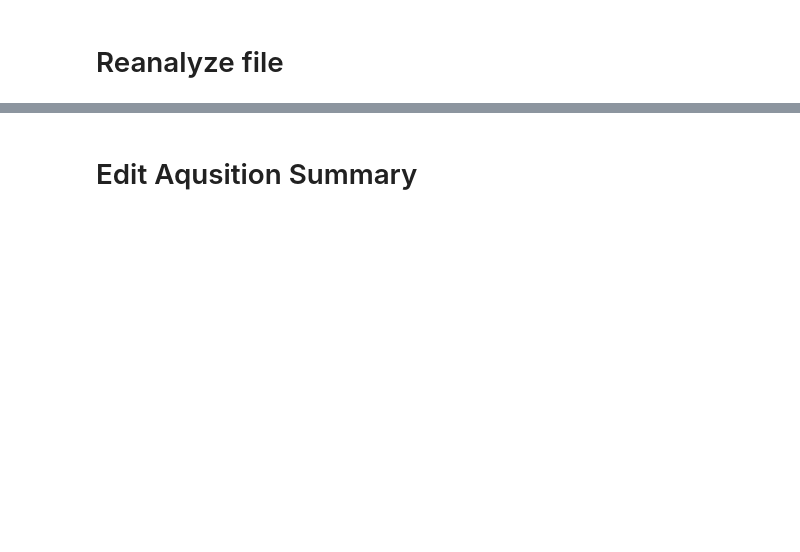
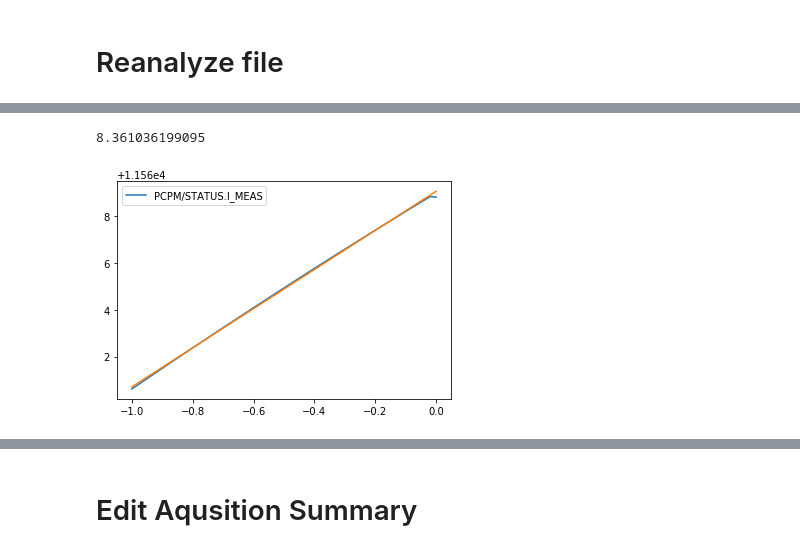
Before and after one commit to cobermai/lhc_anomaly_detection, a Jupyter notebook: notebooks/RB_FPA_mp3_excel_processing.ipynb, the cells around one changed output, grey strips where cells are left out. Drawn from its saved outputs; the diff is of its cells as text; code cells hidden in the pictures; blank space fills up the shorter version.

Commit message:
Updated RB_TC_extract_2022_07_07_processed_filled.csv with di/dt

```diff
--- a/notebooks/RB_FPA_mp3_excel_processing.ipynb
+++ b/notebooks/RB_FPA_mp3_excel_processing.ipynb
@@ -82,11 +82,15 @@ mp3_fpa_df.to_csv(f"../data/RB_TC_extract_{date_suffix}_processed.csv")
 # %% [markdown]
 # Select events to add features
 # %%
-mp3_fpa_df = pd.read_csv("../data/RB_TC_extract_2021_11_22_processed.csv")
+mp3_fpa_df = pd.read_csv(f"../data/RB_TC_extract_{date_suffix}_processed.csv")
 mp3_fpa_df_unique = mp3_fpa_df.drop_duplicates(subset=['timestamp_fgc', 'Circuit Name'])
 
 # Time.to_string(1514761200000000000), Time.to_unix_timestamp('2018-01-01 00:00:00+01:00')
 lower_limit = Time.to_unix_timestamp('2014-01-01 00:00:00+01:00')
 mp3_fpa_df_period = mp3_fpa_df_unique[mp3_fpa_df_unique['timestamp_fgc'] >= lower_limit].reset_index(drop=True)
+mp3_fpa_df_period_all = mp3_fpa_df[mp3_fpa_df['timestamp_fgc'] >= lower_limit].reset_index(drop=True)
 
-mp3_fpa_df_to_download = mp3_fpa_df_period[mp3_fpa_df_period['Delta_t(iQPS-PIC)'].isna()]
+download_mask = pd.to_numeric(mp3_fpa_df_period_all['Delta_t(EE_odd-PIC)'], errors='coerce').isnull() | \
+                pd.to_numeric(mp3_fpa_df_period_all['Delta_t(EE_even-PIC)'], errors='coerce').isnull()
+mp3_fpa_df_to_download = mp3_fpa_df_period_all[download_mask]
+print(len(mp3_fpa_df_to_download))
@@ -162,0 +176,11 @@ mp3_fpa_df.to_csv(f"../data/RB_TC_extract_{date_suffix}_processed_filled.csv")
+# %%
+# add features for simulation
+mp3_fpa_df_new = mp3_fpa_df_period_all.copy()
+for i, row in mp3_fpa_df_to_analyze.iterrows():
+    mask = mp3_fpa_df_new.fpa_identifier == row["fpa_identifier"]
+    mp3_fpa_df_subset = mp3_fpa_df_period_all[mask]
+    mp3_fpa_df_new.loc[mask, "R_EE_odd"] = float(mp3_fpa_df_subset['U_EE_max_ODD'].values[0]) / float(mp3_fpa_df_subset['I_Q_M'].max())
+    mp3_fpa_df_new.loc[mask, "R_EE_even"] = float(mp3_fpa_df_subset['U_EE_max_EVEN'].values[0]) / float(mp3_fpa_df_subset['I_Q_M'].max())
+    mp3_fpa_df_new.loc[mask, "t_EE_odd"] = float(mp3_fpa_df_subset['Delta_t(EE_odd-PIC)'].values[0]) / 1000
+    mp3_fpa_df_new.loc[mask, "t_EE_even"] = float(mp3_fpa_df_subset['Delta_t(EE_even-PIC)'].values[0]) / 1000
+    mp3_fpa_df_new.loc[mask, "I_end_2_from_data"] = mp3_fpa_df_subset['I_Q_M'].max()
@@ -162,0 +191,13 @@ mp3_fpa_df.to_csv(f"../data/RB_TC_extract_{date_suffix}_processed_filled.csv")
+# %%
+file_path  = Path('/eos/project/m/ml-for-alarm-system/private/RB_signals')
+data_path = file_path / '20220707_data'
+# %%
+for i, fpa_identifier in enumerate(mp3_fpa_df["fpa_identifier"].unique()):
+
+    mask = mp3_fpa_df["fpa_identifier"] == fpa_identifier
+    data_dir = data_path / (fpa_identifier + ".hdf5")
+    I_MEAS = load_from_hdf_with_regex(file_path=data_dir, regex_list=["I_MEAS"])[0]
+
+    k, intercept, r, p, std_err = stats.linregress(I_MEAS.loc[-1:0].index.values, I_MEAS.loc[-1:0].values.reshape(-1))
+    mp3_fpa_df.loc[mask, "dI_dt_from_data"] = k #current change per second before quench
+    print(f"{i}/{len(mp3_fpa_df['fpa_identifier'].unique())}")
@@ -162,0 +222,15 @@ mp3_fpa_df.to_csv(f"../data/RB_TC_extract_{date_suffix}_processed_filled.csv")
+# %%
+fpa_identifier = "RB_RB.A78_1636654131900000000"
+mask = mp3_fpa_df["fpa_identifier"] == fpa_identifier
+data_dir = data_path / (fpa_identifier + ".hdf5")
+I_MEAS = load_from_hdf_with_regex(file_path=data_dir, regex_list=["I_MEAS"])[0]
+
+k, intercept, r, p, std_err = stats.linregress(I_MEAS.loc[-1:0].index.values, I_MEAS.loc[-1:0].values.reshape(-1))
+
+x = I_MEAS.loc[-1:0].index.values
+I_MEAS.loc[-1:0].plot()
+plt.plot(x, x*k + intercept)
+print(k )
+# %% [output]
+8.361036199095
+[figure, added]
```
Also changed, not shown: parts of 19 cells of this notebook, 15 other files.
